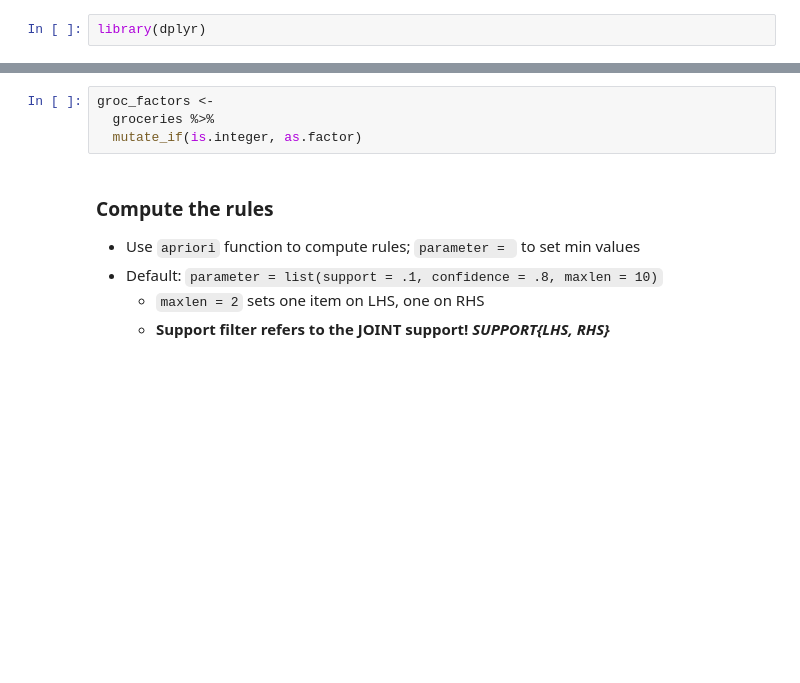
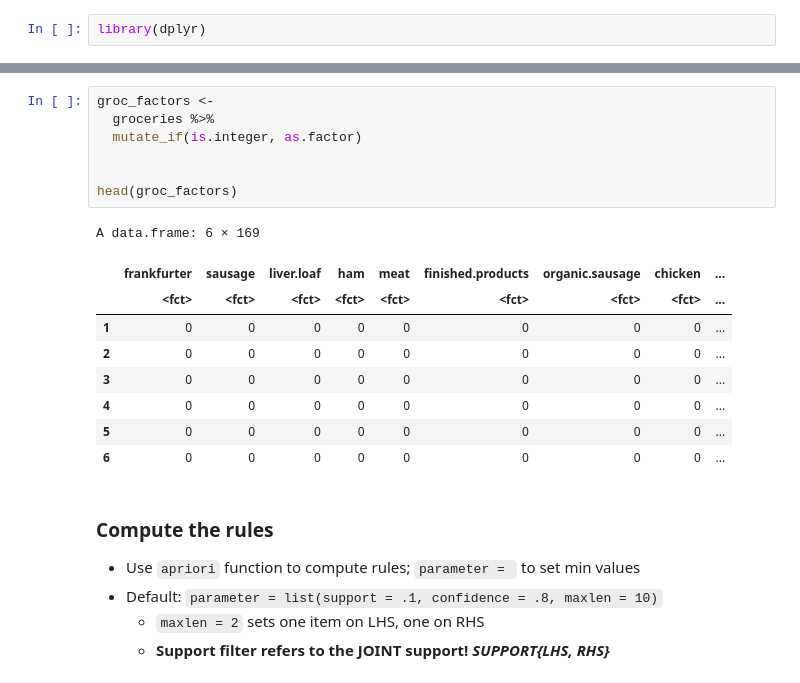
Before and after one commit to yardsale8/DSCI_210_R_notebooks, a Jupyter notebook: lecture_8_4_finding_and_visualizing_many_association_rules.ipynb, the cells around one changed output, grey strips where cells are left out. Cells and saved outputs as stored; diff of their text form; blank space fills up the shorter version.

```diff
--- a/lecture_8_4_finding_and_visualizing_many_association_rules.ipynb
+++ b/lecture_8_4_finding_and_visualizing_many_association_rules.ipynb
@@ -29,7 +40,20 @@ head(groceries)
 # %%
 groc_factors <-
   groceries %>%
   mutate_if(is.integer, as.factor)
+
+
+head(groc_factors)
+# %% [output]
+A data.frame: 6 × 169
+|  | frankfurter | sausage | liver.loaf | ham | meat | finished.products | organic.sausage | chicken | ... |
+|  | <fct> | <fct> | <fct> | <fct> | <fct> | <fct> | <fct> | <fct> | ... |
+| 1 | 0 | 0 | 0 | 0 | 0 | 0 | 0 | 0 | ... |
+| 2 | 0 | 0 | 0 | 0 | 0 | 0 | 0 | 0 | ... |
+| 3 | 0 | 0 | 0 | 0 | 0 | 0 | 0 | 0 | ... |
+| 4 | 0 | 0 | 0 | 0 | 0 | 0 | 0 | 0 | ... |
+| 5 | 0 | 0 | 0 | 0 | 0 | 0 | 0 | 0 | ... |
+| 6 | 0 | 0 | 0 | 0 | 0 | 0 | 0 | 0 | ... |
 # %% [markdown]
 ### Compute the rules
 
```
Also changed, not shown: parts of 26 cells of this notebook.
